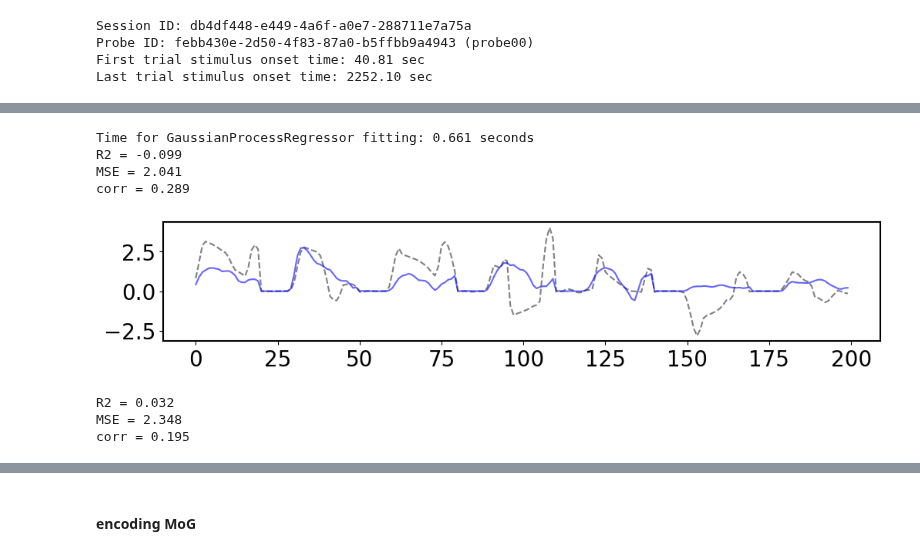
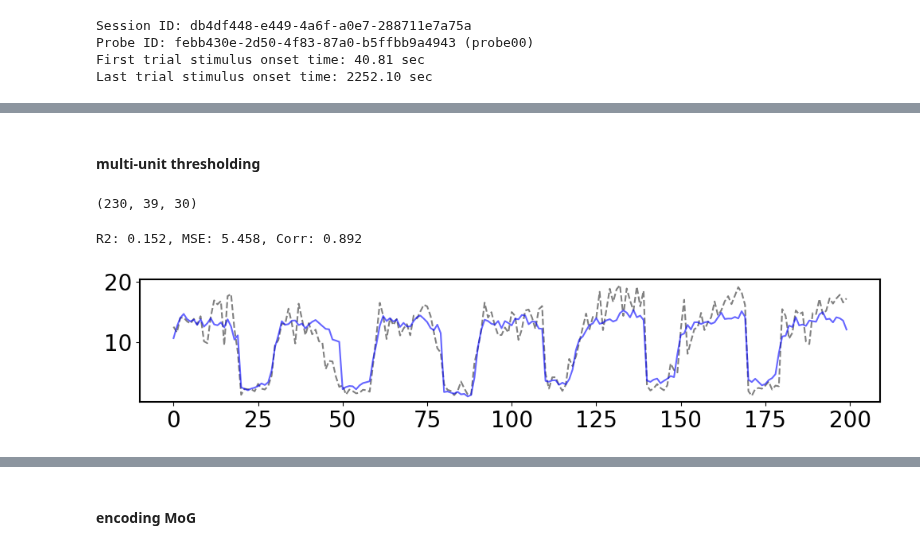
Before and after one commit to yzhang511/density_decoding, a Jupyter notebook: demo/pipeline.ipynb, the cells around one changed output, grey strips where cells are left out. Cells and saved outputs as stored; diff of their text form; code cells hidden in the pictures.

```diff
--- a/demo/pipeline.ipynb
+++ b/demo/pipeline.ipynb
@@ -213,3 +204,3 @@ print(enc_gmm.shape)
 # %%
-train = data_loader.train_ids
-test = data_loader.test_ids
+train = advi_data_loader.train_ids
+test = advi_data_loader.test_ids
@@ -238,39 +217,23 @@ plt.plot(y_hat.flatten()[-200:], c='blue', alpha=.6, label='predicted');
-# %%
-import time
-from sklearn.gaussian_process import GaussianProcessRegressor
-from sklearn.gaussian_process.kernels import WhiteKernel, ExpSineSquared, RationalQuadratic, RBF
-
-long_term_trend_kernel = 50.0**2 * RBF(length_scale=50.0)
-seasonal_kernel = (
-    2.0**2
-    * RBF(length_scale=100.0)
-    * ExpSineSquared(length_scale=1.0, periodicity=1.0, periodicity_bounds="fixed")
-)
-# irregularities_kernel = 0.5**2 * RationalQuadratic(length_scale=1.0, alpha=1.0)
-# noise_kernel = 0.1**2 * RBF(length_scale=0.1) + WhiteKernel(
-#     noise_level=0.1**2, noise_level_bounds=(1e-5, 1e5)
-# )
-kernel = (
-    long_term_trend_kernel #+ seasonal_kernel + noise_kernel #+ irregularities_kernel
-)
-gaussian_process = GaussianProcessRegressor(kernel=kernel, alpha=1e-10)
-start_time = time.time()
-gaussian_process.fit(x_train, y_train)
-print(
-    f"Time for GaussianProcessRegressor fitting: {time.time() - start_time:.3f} seconds"
-)
-gp_pred = gaussian_process.predict(x_test)
-print(f'R2 = {r2_score(data_loader.y[test], gp_pred):.3f}')
-print(f'MSE = {mean_squared_error(data_loader.y[test], gp_pred):.3f}')
-print(f'corr = {pearsonr(data_loader.y[test].flatten(), gp_pred.flatten()).statistic:.3f}')
-# %% [output]
-Time for GaussianProcessRegressor fitting: 0.661 seconds
-R2 = -0.099
-MSE = 2.041
-corr = 0.289
+# %% [markdown]
+#### multi-unit thresholding
+# %%
+spike_train = np.concatenate(trials)
+spike_times = spike_train[:,0]
+spike_channels = spike_train[:,1]
+# %%
+thresholded = np1_data_loader.prepare_decoder_input(
+    np.c_[spike_times, spike_channels],
+    is_gmm = False, n_t_bins = 30, regional = True)
+print(thresholded.shape)
+# %% [output]
+(230, 39, 30)
+# %%
+y_train, y_test, y_pred = dynamic_decoder(thresholded, advi_data_loader.behavior, train, test)
+# %% [output]
+R2: 0.152, MSE: 5.458, Corr: 0.892
 # %%
 plt.figure(figsize=(12, 2))
-plt.plot(data_loader.y[test].flatten()[-200:], c='gray', linestyle='dashed', label='observed');
-plt.plot(gp_pred.flatten()[-200:], c='blue', alpha=.6, label='predicted');
+plt.plot(y_test.flatten()[-200:], c='gray', linestyle='dashed');
+plt.plot(y_pred.flatten()[-200:], c='blue', alpha=.6);
 # %% [output]
-[figure, old version]
+[figure, new version]
@@ -298,8 +239,0 @@ y_pred = ridge.predict(x_test)
-# %%
-print(f'R2 = {r2_score(y_test, y_pred):.3f}')
-print(f'MSE = {mean_squared_error(y_test, y_pred):.3f}')
-print(f'corr = {pearsonr(y_test, y_pred).statistic:.3f}')
-# %% [output]
-R2 = 0.032
-MSE = 2.348
-corr = 0.195
```
Also changed, not shown: parts of 87 cells of this notebook, 2 other files.
